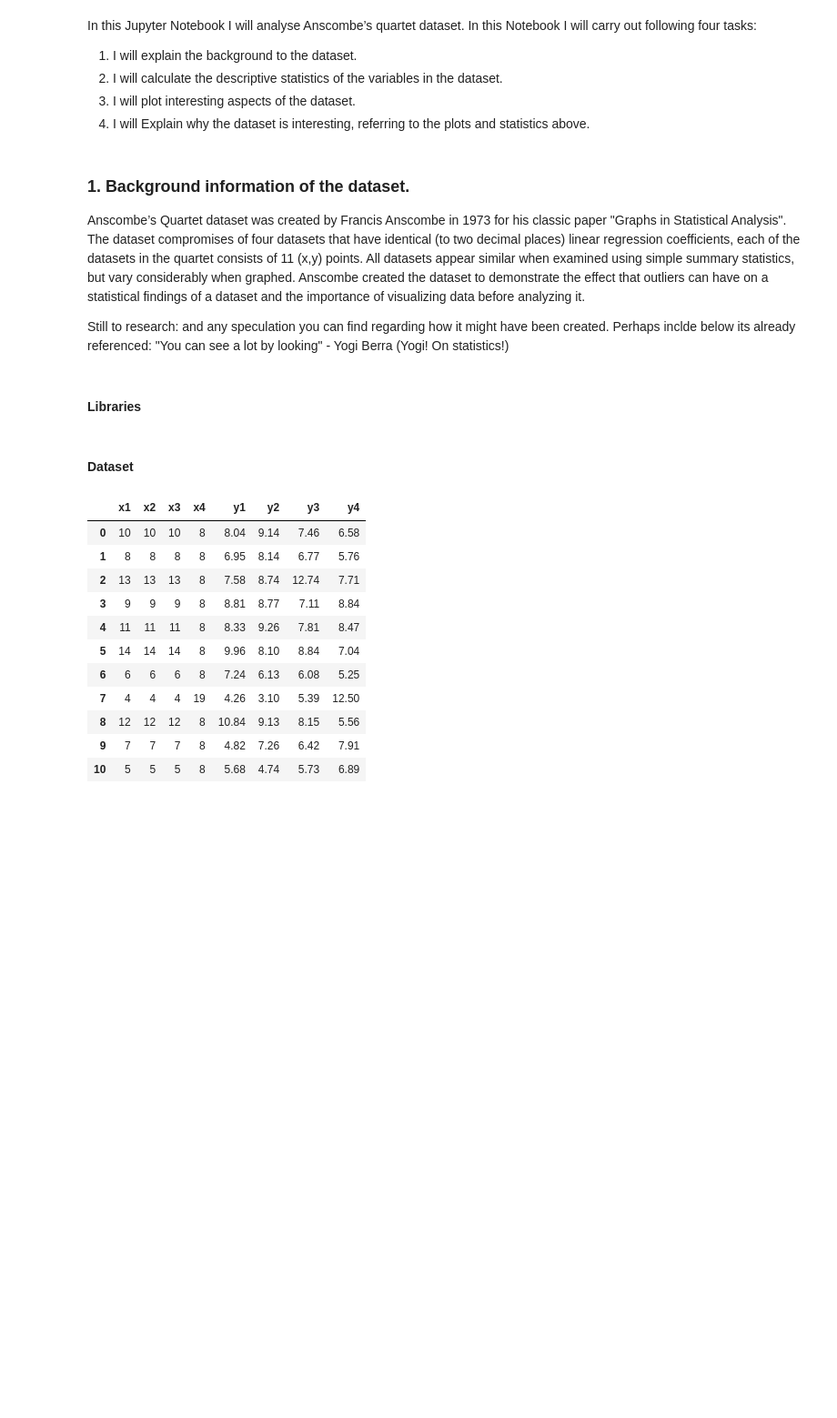
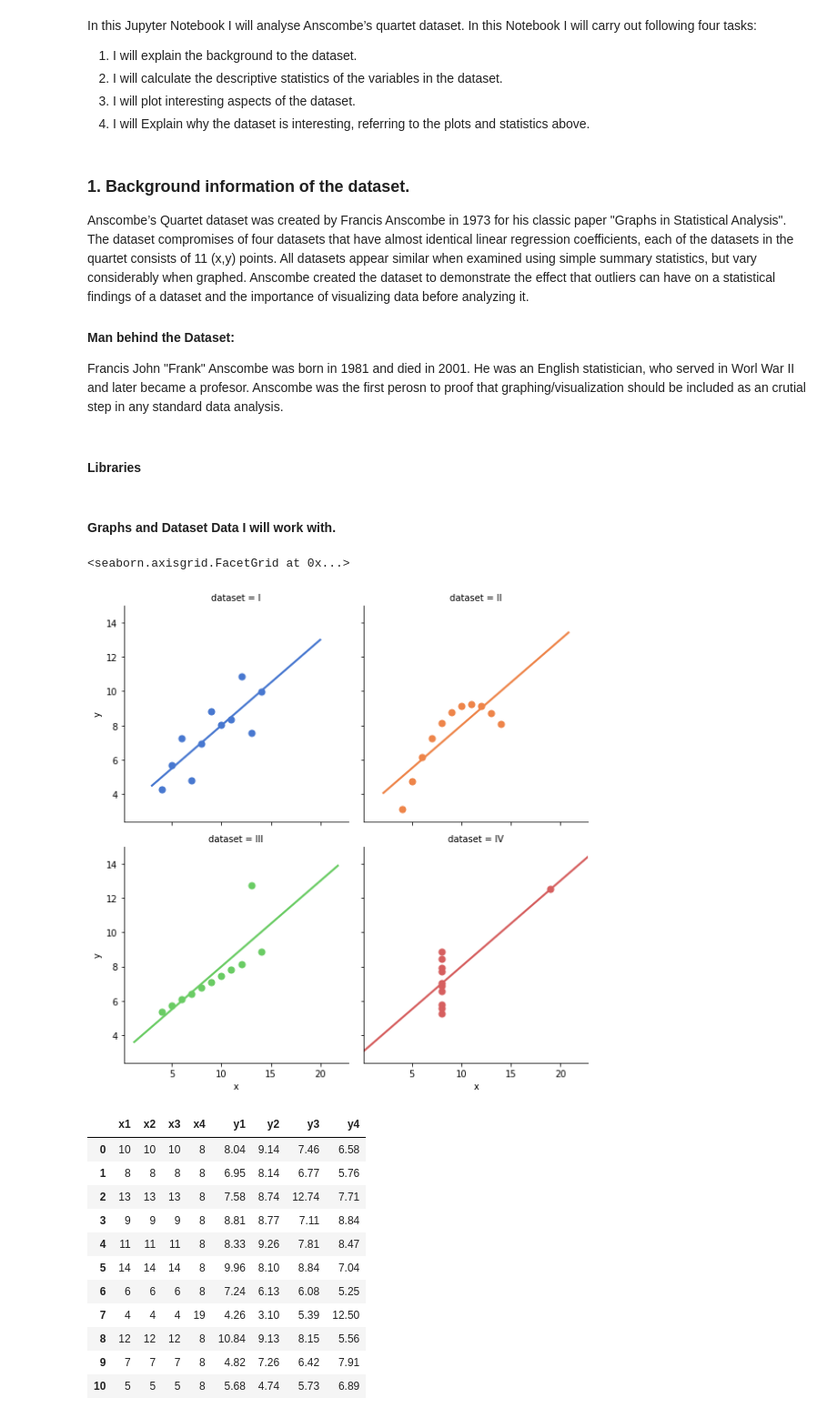
Before and after one commit to MartynaMisk/AnscombesQuarter, a Jupyter notebook: InvestigationAnscombesQuartet.ipynb, the cells around one changed output. Shown at 91% size. Drawn from its saved outputs; the diff is of its cells as text; code cells hidden in the pictures; blank space fills up the shorter version.

Commit message:
Additional Statistics

```diff
--- a/InvestigationAnscombesQuartet.ipynb
+++ b/InvestigationAnscombesQuartet.ipynb
@@ -10,13 +10,11 @@ In this Jupyter Notebook I will analyse Anscombe’s quartet dataset. In this No
 # %% [markdown]
 ### 1. Background information of the dataset.
 
-Anscombe’s Quartet dataset was created by Francis Anscombe in 1973 for his classic paper "Graphs in Statistical Analysis". The dataset compromises of four datasets that have identical (to two decimal places) linear regression coefficients, each of the datasets in the quartet consists of 11 (x,y) points. All datasets appear similar when examined using simple summary statistics, but vary considerably when graphed.
+Anscombe’s Quartet dataset was created by Francis Anscombe in 1973 for his classic paper "Graphs in Statistical Analysis". The dataset compromises of four datasets that have almost identical linear regression coefficients, each of the datasets in the quartet consists of 11 (x,y) points. All datasets appear similar when examined using simple summary statistics, but vary considerably when graphed.
 Anscombe created the dataset to demonstrate the effect that outliers can have on a statistical findings of a dataset and the importance of visualizing data before analyzing it.
 
-Still to research:
- and any speculation you can ﬁnd regarding how it might have been created.
-Perhaps inclde below its already referenced:
- "You can see a lot by looking" - Yogi Berra (Yogi! On statistics!)
+#### Man behind the Dataset:
+Francis John "Frank" Anscombe was born in 1981 and died in 2001. He was an English statistician, who served in Worl War II and later became a profesor. Anscombe was the first perosn to proof that graphing/visualization should be included as an crutial step in any standard data analysis.
 # %% [markdown]
 #### Libraries
 # %%
@@ -24,7 +22,19 @@ import sklearn.neighbors as nel
 import pandas as pd #import pandas
 import seaborn as sns
 import matplotlib.pyplot as plt
-# %% [markdown]
-#### Dataset
+# %% [markdown]
+#### Graphs and Dataset Data I will work with.
+# %%
+#Im defining the anscombes libraray:
+dfx = sns.load_dataset("anscombe")
+#I want to demonstarte that staright away when I pull the dataset data and graphs I can see what I will investigate.
+#Graphs of each Dataset are different even though their statistical properties are almost identical.
+#Lets begin the investigation.
+sns.lmplot(x="x", y="y", col="dataset", hue="dataset", data=dfx,
+           col_wrap=2, ci=None, palette="muted", height=4,
+           scatter_kws={"s": 50, "alpha": 1})
+# %% [output]
+<seaborn.axisgrid.FacetGrid at 0x...>
+[figure, added]
 # %%
 #Im uploading the Dataset using URL
```
Also changed, not shown: parts of 35 cells of this notebook.
